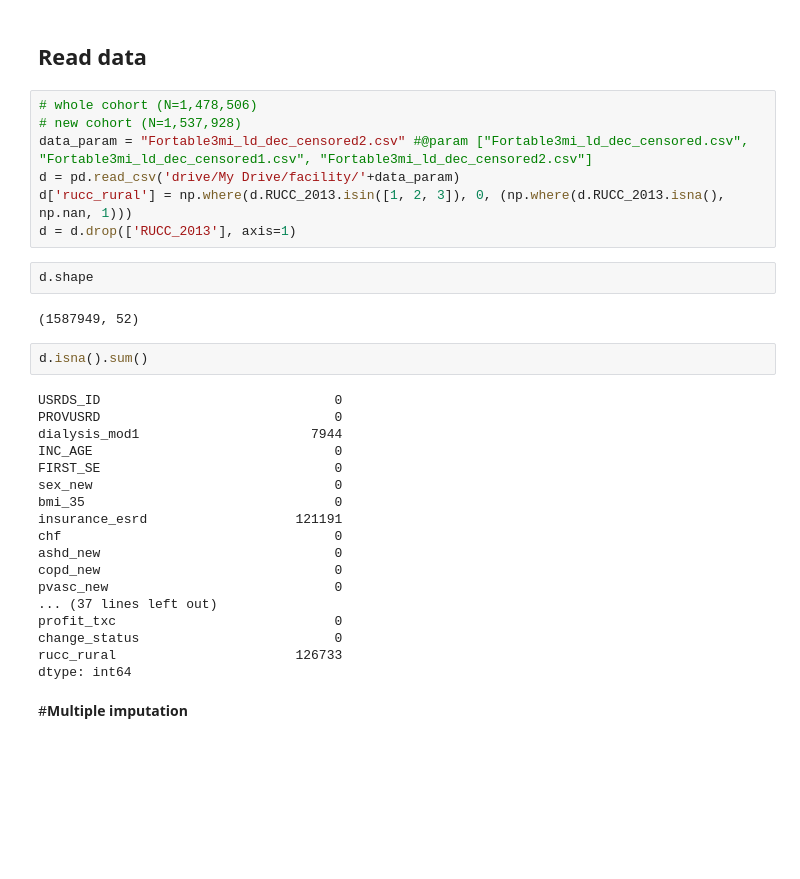
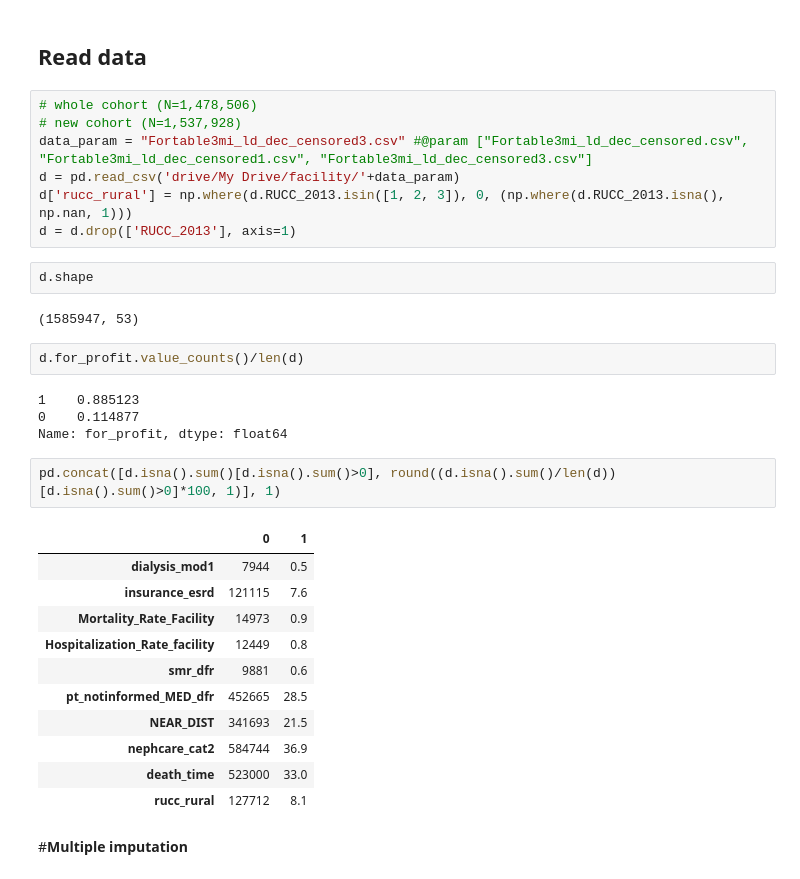
Before and after one commit to acmilannesta/dialysis_facility_kidney_tx, a Jupyter notebook: Facility_table3_new1.ipynb, the cells around one changed output. Drawn from its saved outputs; the diff is of its cells as text; blank space fills up the shorter version.

```diff
--- a/Facility_table3_new1.ipynb
+++ b/Facility_table3_new1.ipynb
@@ -21,34 +51,34 @@ drive.mount('/content/drive', force_remount=True)
 # %%
 # whole cohort (N=1,478,506)
 # new cohort (N=1,537,928)
-data_param = "Fortable3mi_ld_dec_censored2.csv" #@param ["Fortable3mi_ld_dec_censored.csv", "Fortable3mi_ld_dec_censored1.csv", "Fortable3mi_ld_dec_censored2.csv"]
+data_param = "Fortable3mi_ld_dec_censored3.csv" #@param ["Fortable3mi_ld_dec_censored.csv", "Fortable3mi_ld_dec_censored1.csv", "Fortable3mi_ld_dec_censored3.csv"]
 d = pd.read_csv('drive/My Drive/facility/'+data_param)
 d['rucc_rural'] = np.where(d.RUCC_2013.isin([1, 2, 3]), 0, (np.where(d.RUCC_2013.isna(), np.nan, 1)))
 d = d.drop(['RUCC_2013'], axis=1)
 # %%
 d.shape
 # %% [output]
-(1587949, 52)
+(1585947, 53)
-# %%
-d.isna().sum()
-# %% [output]
-USRDS_ID                              0
-PROVUSRD                              0
-dialysis_mod1                      7944
-INC_AGE                               0
-FIRST_SE                              0
-sex_new                               0
-bmi_35                                0
-insurance_esrd                   121191
-chf                                   0
-ashd_new                              0
-copd_new                              0
-pvasc_new                             0
-... (37 lines left out)
-profit_txc                            0
-change_status                         0
-rucc_rural                       126733
-dtype: int64
+# %%
+d.for_profit.value_counts()/len(d)
+# %% [output]
+1    0.885123
+0    0.114877
+Name: for_profit, dtype: float64
+# %%
+pd.concat([d.isna().sum()[d.isna().sum()>0], round((d.isna().sum()/len(d))[d.isna().sum()>0]*100, 1)], 1)
+# %% [output]
+|  | 0 | 1 |
+| dialysis_mod1 | 7944 | 0.5 |
+| insurance_esrd | 121115 | 7.6 |
+| Mortality_Rate_Facility | 14973 | 0.9 |
+| Hospitalization_Rate_facility | 12449 | 0.8 |
+| smr_dfr | 9881 | 0.6 |
+| pt_notinformed_MED_dfr | 452665 | 28.5 |
+| NEAR_DIST | 341693 | 21.5 |
+| nephcare_cat2 | 584744 | 36.9 |
+| death_time | 523000 | 33.0 |
+| rucc_rural | 127712 | 8.1 |
 # %% [markdown]
 #**Multiple imputation**
 # %% [markdown]
```
Also changed, not shown: parts of 12 cells of this notebook.
